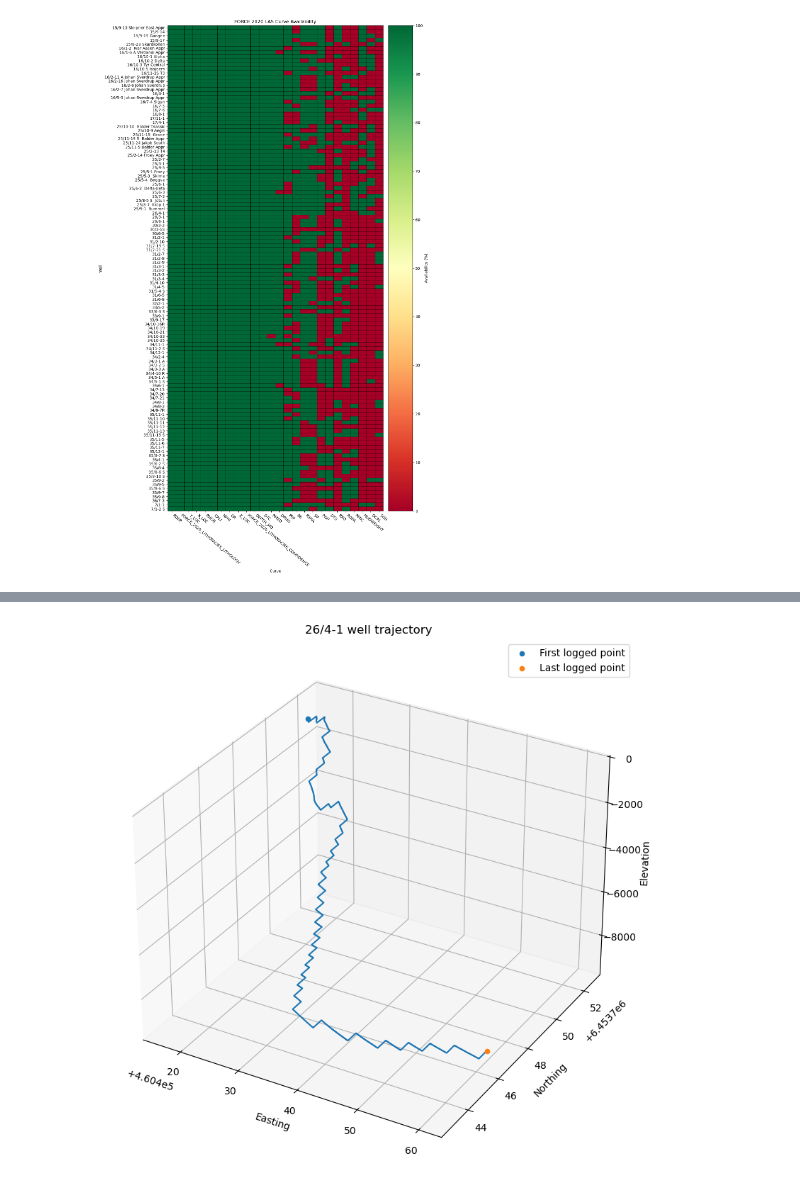
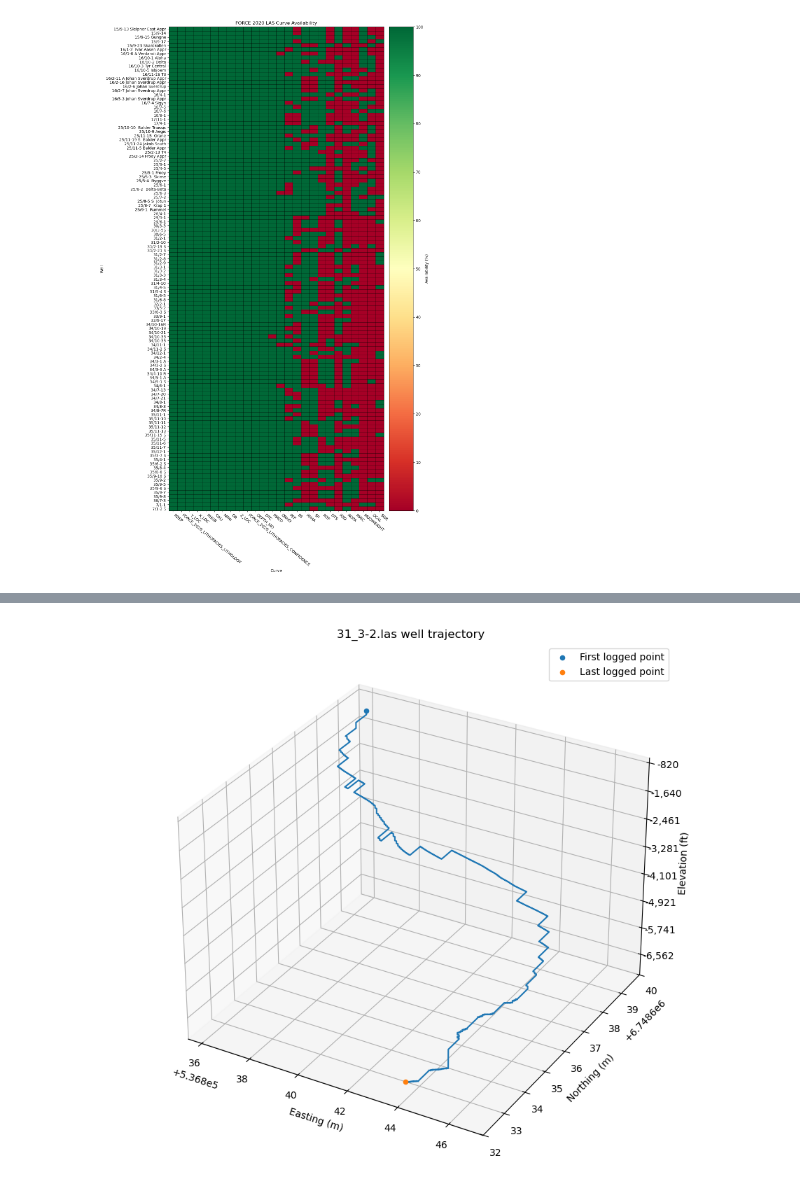
Before and after one commit to leraos/force_2020_well_log_analysis, a Jupyter notebook: notebooks/01_data_inventory.ipynb, the cells around one changed output, grey strips where cells are left out. Saved outputs shown, nothing was run; the diff lists cells and outputs as text; code cells hidden in the pictures.

Commit message:
working on 3d well trajectory map

```diff
--- a/notebooks/01_data_inventory.ipynb
+++ b/notebooks/01_data_inventory.ipynb
@@ -366,7 +378,7 @@ plot_matrix(curve_presence_matrix)
 # ### curve from 0 to 100
 # plot_matrix(validity_matrix)
 # %%
-### inspect las file well trajectory
+### inspect well trajectory
 
 def inspect_las_trajectory(las_input):
     print(f'{os.path.basename(las_input)}\n')
@@ -390,9 +402,13 @@ def inspect_las_trajectory(las_input):
     ### read as pandas df, if x and y coordinates exist print them
         ### x = easting, y = northing
     df = single_las.df()
-    ### show depth in feet
-    df["Z_FT"] = df["Z_LOC"] * FT_PER_M
-    if 'X_LOC' in df.columns and df['X_LOC'].notna().any():
+
+    ### get measured depth in feet
+    df["MD_FT"] = df["DEPTH_MD"] * FT_PER_M
+
+    required = ["DEPTH_MD", "X_LOC", "Y_LOC", "Z_LOC"]
+
+    if all(column in df.columns for column in required):
 
         xy_check = pd.DataFrame(
             {
@@ -408,32 +424,33 @@ def inspect_las_trajectory(las_input):
 
         ### finding: some wells are deviated, not perfectly vertical and so there is a trajectory that varies spatially, measured depth = depth along borehole
         trajectory = df[["DEPTH_MD",
+                        "MD_FT",
                          "X_LOC",
                          "Y_LOC",
-                        #  "Z_LOC",
-                         "Z_FT",
+                         "Z_LOC",
                          ]].dropna().copy()
-        print(f'Trajectory null values:\n{trajectory.isna().sum()}') ,print(f'\nTrajectory describe:\n{trajectory.describe().round(2)}')
+        print(f'Trajectory null values:\n{trajectory.isna().sum()}')
+        print(f'\nTrajectory describe:\n{trajectory.describe().round(2)}')
 
         first_point = trajectory.iloc[0]
         last_point = trajectory.iloc[-1]
 
         print(
         "\nFirst valid trajectory point"
-        f"\nMD: {first_point['DEPTH_MD']:.2f}"
-        f"\nX:  {first_point['X_LOC']:.2f}"
-        f"\nY:  {first_point['Y_LOC']:.2f}"
-        # f"\nZ:  {first_point['Z_LOC']:.2f}"
-        f"\nZ:  {first_point['Z_FT']:.2f}"
+        # f"\nMD: {first_point['DEPTH_MD']:.2f}"
+        f"\nMD: {first_point['MD_FT']:.2f} ft"
+        f"\nX:  {first_point['X_LOC']:.2f} m"
+        f"\nY:  {first_point['Y_LOC']:.2f} m"
+        f"\nZ:  {first_point['Z_LOC']:.2f} m"
         )
 
         print(
         "\nLast valid trajectory point"
-        f"\nMD: {last_point['DEPTH_MD']:.2f}"
-        f"\nX:  {last_point['X_LOC']:.2f}"
-        f"\nY:  {last_point['Y_LOC']:.2f}"
-        # f"\nZ:  {last_point['Z_LOC']:.2f}"
-        f"\nZ:  {last_point['Z_FT']:.2f}"
+        # f"\nMD: {last_point['DEPTH_MD']:.2f}"
+        f"\nMD: {last_point['MD_FT']:.2f} ft"
+        f"\nX:  {last_point['X_LOC']:.2f} m"
+        f"\nY:  {last_point['Y_LOC']:.2f} m"
+        f"\nZ:  {last_point['Z_LOC']:.2f} m"
         )
 
         ### 3d plot
@@ -443,30 +460,31 @@ def inspect_las_trajectory(las_input):
         ax.plot(
             trajectory["X_LOC"],
             trajectory["Y_LOC"],
-            # trajectory["Z_LOC"],
-            trajectory["Z_FT"],
+            trajectory["Z_LOC"],
         )
 
         ax.scatter(
             trajectory["X_LOC"].iloc[0],
             trajectory["Y_LOC"].iloc[0],
-            # trajectory["Z_LOC"].iloc[0],
-            trajectory["Z_FT"].iloc[0],
+            trajectory["Z_LOC"].iloc[0],
             label="First logged point",
         )
 
         ax.scatter(
             trajectory["X_LOC"].iloc[-1],
             trajectory["Y_LOC"].iloc[-1],
-            # trajectory["Z_LOC"].iloc[-1],
-            trajectory["Z_FT"].iloc[-1],
+            trajectory["Z_LOC"].iloc[-1],
             label="Last logged point",
         )
 
-        ax.set_xlabel("Easting")
-        ax.set_ylabel("Northing")
-        ax.set_zlabel("Elevation")
-        ax.set_title("26/4-1 well trajectory")
+        ax.set_xlabel("Easting (m)")
+        ax.set_ylabel("Northing (m)")
+        ### instead of earlier route of manually making a new column for z location calculated in ft, this route upholds the native values in meters and formats at the end in feet using matplotlib funcformatter so the values for northing and easting ae geometrically consistent with z location in feet.
+        ax.zaxis.set_major_formatter(
+        FuncFormatter(lambda value, position: f"{value * FT_PER_M:,.0f}"))
+
+        ax.set_zlabel("Elevation (ft)")
+        ax.set_title(f"{os.path.basename(las_input)} well trajectory")
         ax.legend()
 
         plt.tight_layout()
@@ -475,6 +493,8 @@ def inspect_las_trajectory(las_input):
     else:
         print("\nMISSING location curves")
 
+
+
 ### test with random las file
 random_las = random.choice(LAS_FILES)
 inspect_las_trajectory(random_las)
@@ -499,2 +519,2 @@ Z:  -9208.33
-[figure, old version]
+[figure, new version]
 # %%
```
Also changed, not shown: parts of 15 cells of this notebook.
